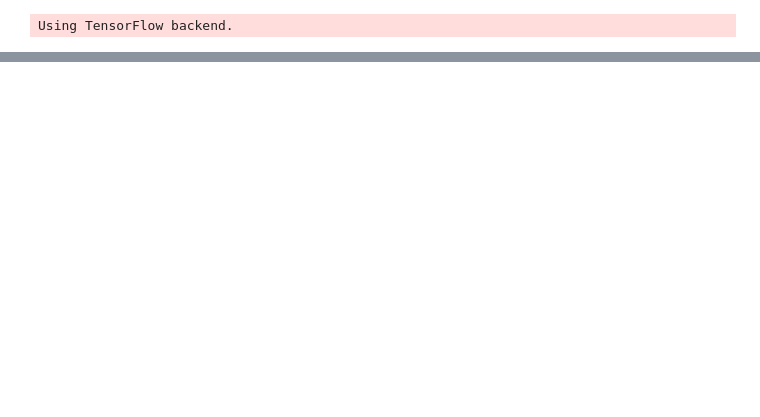
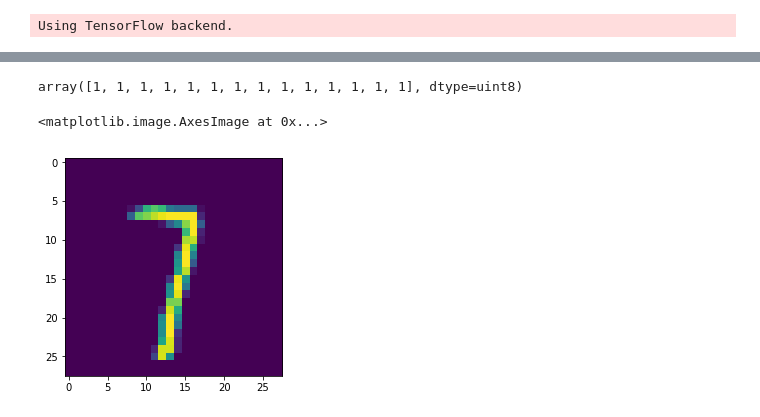
Before and after one commit to yangarbiter/adversarial-nonparametrics, a Jupyter notebook: plot.ipynb, the cells around one changed output, grey strips where cells are left out. Cells and saved outputs as stored; diff of their text form; code cells hidden in the pictures; blank space fills up the shorter version.

```diff
--- a/plot.ipynb
+++ b/plot.ipynb
@@ -737,3 +718,19 @@ for fn in nn_experiments:
     table_str = table_wrapper(exp_name, grid_param, variables, caption=avg_caption)
     table_str += table_wrapper(exp_name, grid_param, variables, obj='missed_count', caption=miss_caption)
     write_to_tex(table_str, exp_name + '_table.tex')
+# %%
+from nnattack.models.robust_nn.eps_separation import build_collision_graph, find_min_cover
+from sklearn.model_selection import train_test_split
+from sklearn.decomposition import PCA
+from sklearn.preprocessing import MinMaxScaler
+auto_var.set_variable_value("random_seed", 0)
+np.random.seed(0)
+X, y, _ = auto_var.get_var_with_argument("dataset", "mnist17_2200")
+pts = PCA().fit_transform(X)
+idx = np.arange(len(X))
+np.random.shuffle(idx)
+pts = MinMaxScaler().fit_transform(pts)
+
+y_pts = [1 if i>0 else -1 for i in y]
+adj_lst, graph = build_collision_graph(0.15, pts, y_pts, np.inf)
+matching, min_cover = find_min_cover(graph, adj_lst, y_pts)
@@ -739,0 +754,9 @@ for fn in nn_experiments:
+# %%
+y[list(min_cover)]
+# %% [output]
+array([1, 1, 1, 1, 1, 1, 1, 1, 1, 1, 1, 1, 1, 1], dtype=uint8)
+# %%
+plt.imshow(X[1385].reshape(28, 28))
+# %% [output]
+<matplotlib.image.AxesImage at 0x...>
+[figure, added]
```
Also changed, not shown: parts of 15 cells of this notebook, 5 other files.
